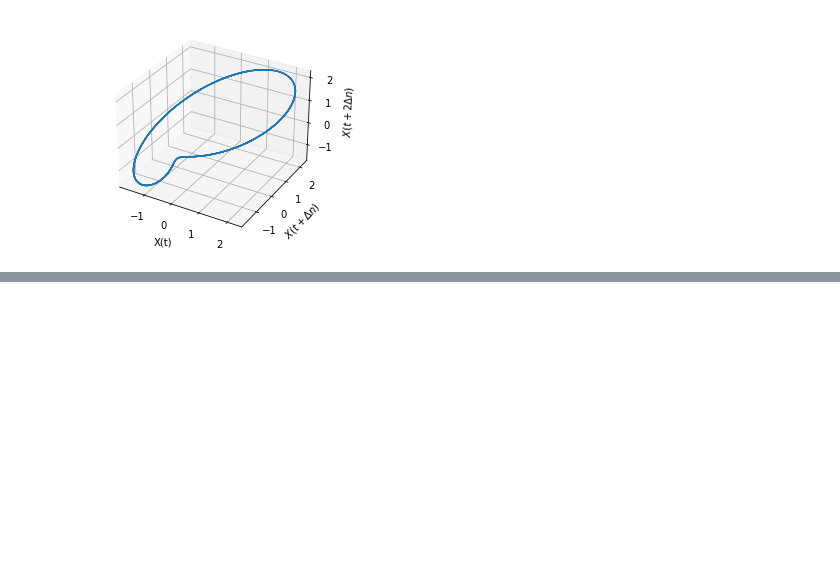
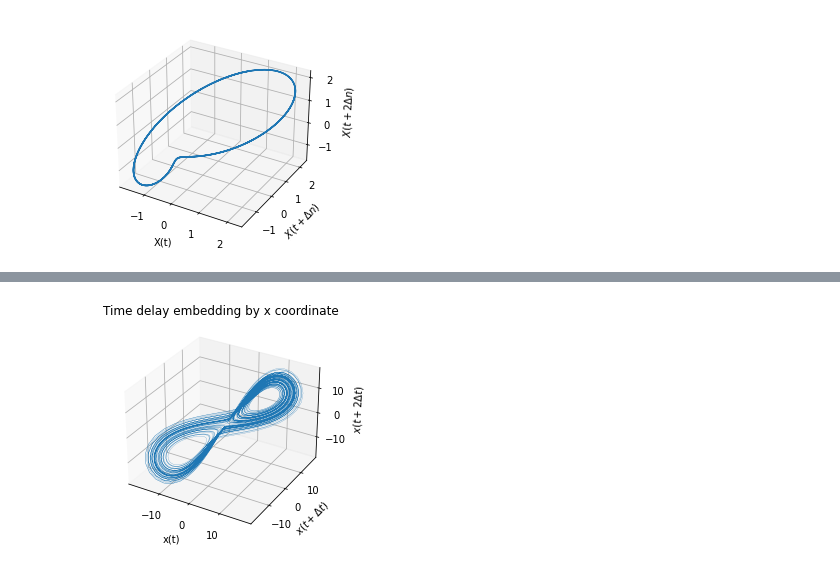
Before and after one commit to Linnore/MLCMS-Ex5-GroupK, a Jupyter notebook: task4.ipynb, the cells around one changed output, grey strips where cells are left out. Drawn from its saved outputs; the diff is of its cells as text; code cells hidden in the pictures; blank space fills up the shorter version.

```diff
--- a/task4.ipynb
+++ b/task4.ipynb
@@ -53,0 +87,16 @@ plt.show()
+# %%
+dn = 3
+X_lag0 = states[:-dn*2, 0]
+X_1ag1 = states[dn:-dn, 0]
+X_lag2 = states[2*dn:, 0]
+
+fig = plt.figure()
+ax = fig.add_subplot(111, projection='3d')
+ax.plot(X_lag0, X_1ag1, X_lag2, linewidth=0.2)
+ax.title.set_text("Time delay embedding by x coordinate")
+ax.set_xlabel("x(t)")
+ax.set_ylabel(r"$x(t+\Delta t)$")
+ax.set_zlabel(r"$x(t+2\Delta t)$")
+plt.show()
+# %% [output]
+[figure, added]
```
Also changed, not shown: parts of 11 cells of this notebook.
